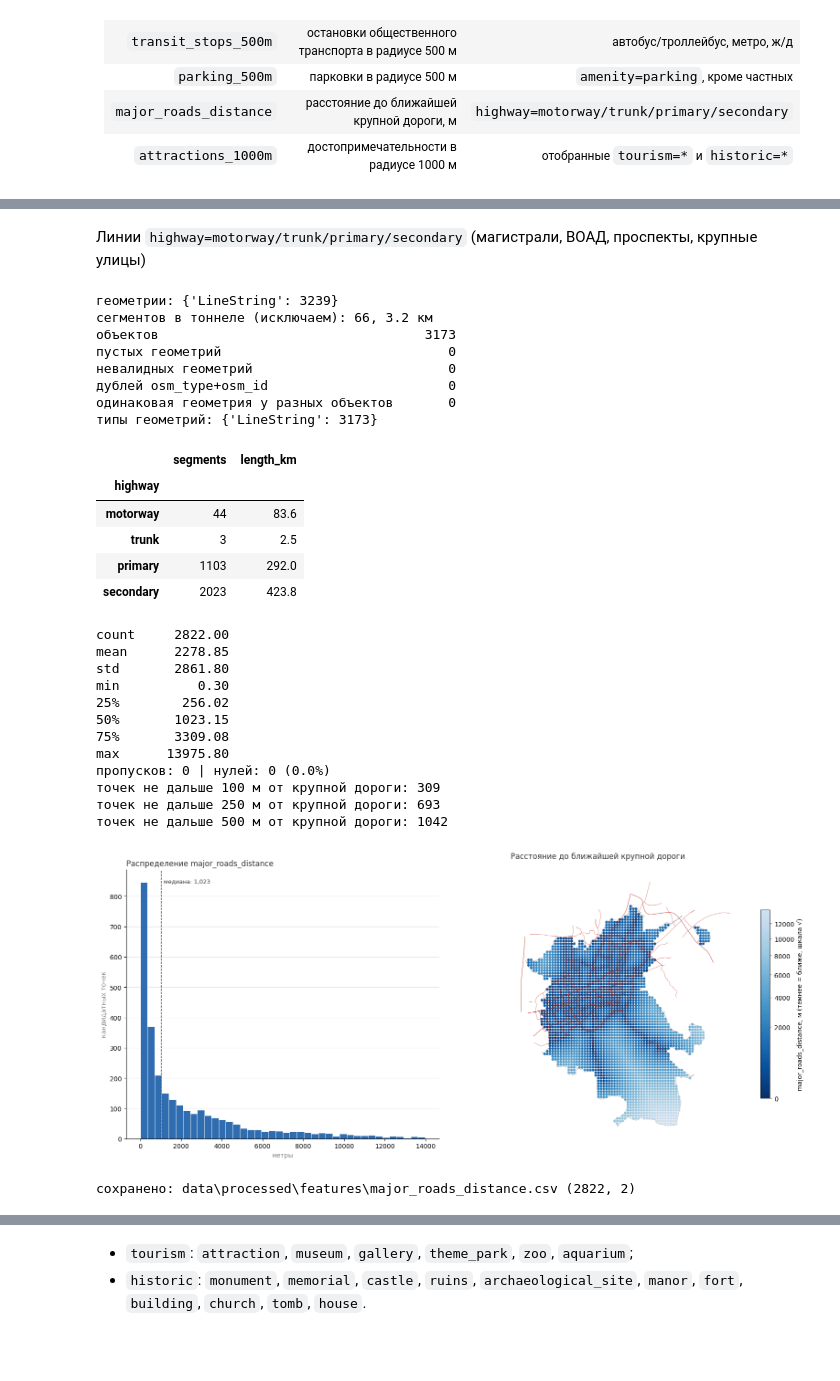
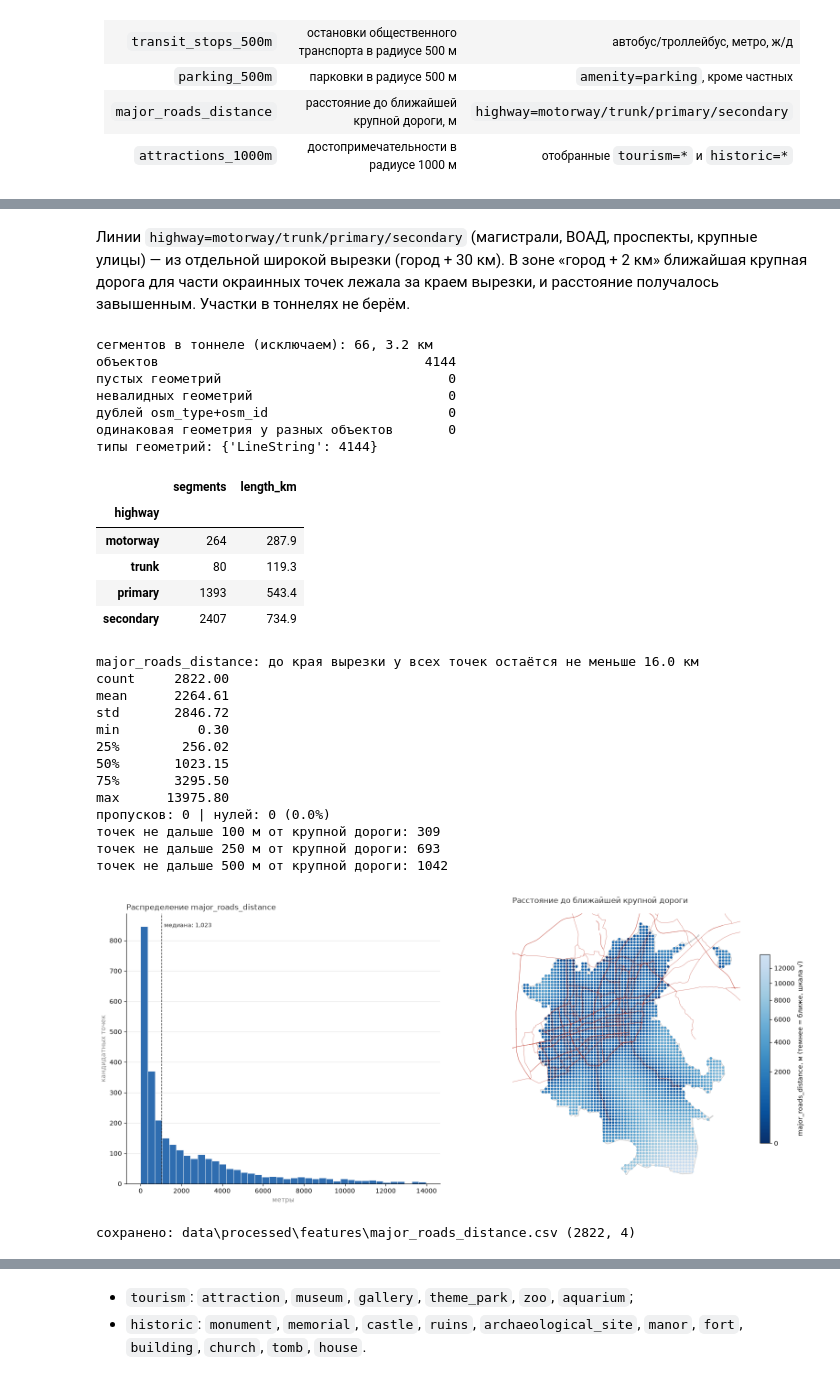
Before and after one commit to muenjmtst/business-location-ai, a Jupyter notebook: notebooks/03_osm_commercial_features.ipynb, the cells around one changed output, grey strips where cells are left out. Cells and saved outputs as stored; diff of their text form; code cells hidden in the pictures; blank space fills up the shorter version.

```diff
--- a/notebooks/03_osm_commercial_features.ipynb
+++ b/notebooks/03_osm_commercial_features.ipynb
@@ -600,7 +775,7 @@ metro[["osm_type", "osm_id", "name", "name:ru"]]
 | 9 | node | 13603952093 | Бауыржан Момышұлы | Бауржан Момышулы |
 | 10 | node | 13833606852 | Сарыарқа | Сарыарка |
 # %%
-FEATURES["metro_dist"] = nearest_distance(metro, "metro_dist")
+FEATURES["metro_dist"] = nearest_distance(metro, "metro_dist", distance_area)
 describe_feature(FEATURES["metro_dist"], "metro_dist")
 for limit in (500, 1000, 2000):
     print(f"точек не дальше {limit} м от метро: {(FEATURES['metro_dist']['metro_dist'] <= limit).sum()}")
@@ -637,18 +813,29 @@ max      25253.50
 **Ж/д станции** берём только пассажирские (`public_transport=station` или `railway=halt`).
 # %%
+# оси проезжих частей, которые делят улицу на стороны; проезды highway=service (заездные карманы, дублёры,
+# парковочные аллеи) стороны не разделяют
 CAR_ROADS = ["motorway", "trunk", "primary", "secondary", "tertiary", "unclassified", "residential", "living_street",
-             "service", "motorway_link", "trunk_link", "primary_link", "secondary_link", "tertiary_link"]
+             "motorway_link", "trunk_link", "primary_link", "secondary_link", "tertiary_link"]
 road_axes = osm[osm["highway"].isin(CAR_ROADS) & (osm.geom_type == "LineString")]
 
 is_metro_or_rail = osm["subway"].notna() | osm["railway"].notna()
-platforms_raw = osm[(osm["highway"] == "bus_stop") | ((osm["public_transport"] == "platform") & ~is_metro_or_rail)]
-stop_positions = osm[(osm["public_transport"] == "stop_position") & (osm["highway"] != "bus_stop") & ~is_metro_or_rail]
+not_bus_or_trolleybus = (osm["bus"] == "no") & (osm["trolleybus"] != "yes")
+platform_like = (osm["highway"] == "bus_stop") | ((osm["public_transport"] == "platform") & ~is_metro_or_rail)
+stop_position_like = (osm["public_transport"] == "stop_position") & (osm["highway"] != "bus_stop") & ~is_metro_or_rail
+print("bus=no без trolleybus=yes (не берём):",
+      osm.loc[(platform_like | stop_position_like) & not_bus_or_trolleybus, ["osm_type", "osm_id", "name"]]
+         .assign(osm=lambda t: t["osm_type"] + "/" + t["osm_id"].astype(str))[["osm", "name"]].to_dict("records"))
+
+platforms_raw = osm[platform_like & ~not_bus_or_trolleybus]
+stop_positions = osm[stop_position_like & ~not_bus_or_trolleybus].reset_index(drop=True)
 rail_raw = osm[
     osm["railway"].isin(["station", "halt"]) & (osm["station"] != "subway") & osm["construction"].isna()
     & ((osm["public_transport"] == "station") | (osm["railway"] == "halt"))
 ]
 
 platforms = check_geometries(platforms_raw, "bus_trolleybus_platforms")
-platforms, platform_duplicates = drop_duplicate_objects(platforms, max_dist_m=10, unnamed_rule="nearby", barriers=road_axes)
+platforms, platform_duplicates = drop_duplicate_objects(
+    platforms, max_dist_m=10, unnamed_rule="nearby", barriers=road_axes, label="bus_platforms"
+)
 platform_duplicates.sort_values("dist_m", ascending=False).head(8)
 # %% [output]
@@ -747,7 +961,7 @@ excluded = parking_raw["access"].isin(PARKING_EXCLUDE_ACCESS) | parking_raw["par
 print("исключено:", int(excluded.sum()))
 print()
 parking = check_geometries(parking_raw[~excluded], "parking")
-parking, parking_duplicates = drop_duplicate_objects(parking, max_dist_m=5, unnamed_rule="contained")
+parking, parking_duplicates = drop_duplicate_objects(parking, max_dist_m=5, unnamed_rule="contained", label="parking")
 print("площадь полигонов парковок, м²:",
       parking.loc[parking.geom_type != "Point"].geometry.area.describe().round().to_dict())
 # %% [output]
@@ -788,51 +1003,53 @@ max        84.00
 # %% [markdown]
-Линии `highway=motorway/trunk/primary/secondary` (магистрали, ВОАД, проспекты, крупные улицы)
+Линии `highway=motorway/trunk/primary/secondary` (магистрали, ВОАД, проспекты, крупные улицы) — из отдельной широкой вырезки (город + 30 км). В зоне «город + 2 км» ближайшая крупная дорога для части окраинных точек лежала за краем вырезки, и расстояние получалось завышенным. Участки в тоннелях не берём.
 # %%
-MAJOR_HIGHWAYS = ["motorway", "trunk", "primary", "secondary"]
-roads_raw = osm[osm["highway"].isin(MAJOR_HIGHWAYS)]
-print("геометрии:", roads_raw.geom_type.value_counts().to_dict())
-roads_raw = roads_raw[roads_raw.geom_type.isin(["LineString", "MultiLineString"])]
-in_tunnel = roads_raw["tunnel"].isin(["yes", "building_passage"])
-print(f"сегментов в тоннеле (исключаем): {in_tunnel.sum()}, {roads_raw[in_tunnel].length.sum() / 1000:.1f} км")
-roads = check_geometries(roads_raw[~in_tunnel], "major_roads")
+def select_major_roads(gdf):
+    '''Крупные дороги (только линии), без участков в тоннелях.'''
+    lines = gdf[gdf["highway"].isin(MAJOR_HIGHWAYS) & gdf.geom_type.isin(["LineString", "MultiLineString"])]
+    return lines[~lines["tunnel"].isin(["yes", "building_passage"])]
+
+
+in_tunnel = major_roads_wide["tunnel"].isin(["yes", "building_passage"])
+print(f"сегментов в тоннеле (исключаем): {in_tunnel.sum()}, {major_roads_wide[in_tunnel].length.sum() / 1000:.1f} км")
+roads = check_geometries(select_major_roads(major_roads_wide), "major_roads")
 (roads.assign(length_km=roads.length / 1000)
       .groupby("highway").agg(segments=("osm_id", "size"), length_km=("length_km", "sum"))
-      .round(1).loc[MAJOR_HIGHWAYS])
+      .round(1).reindex(MAJOR_HIGHWAYS))
 # %% [output]
-геометрии: {'LineString': 3239}
 сегментов в тоннеле (исключаем): 66, 3.2 км
-объектов                                  3173
+объектов                                  4144
 пустых геометрий                             0
 невалидных геометрий                         0
 дублей osm_type+osm_id                       0
 одинаковая геометрия у разных объектов       0
-типы геометрий: {'LineString': 3173}
+типы геометрий: {'LineString': 4144}
 |  | segments | length_km |
 | highway |  |  |
-| motorway | 44 | 83.6 |
-| trunk | 3 | 2.5 |
-| primary | 1103 | 292.0 |
-| secondary | 2023 | 423.8 |
+| motorway | 264 | 287.9 |
+| trunk | 80 | 119.3 |
+| primary | 1393 | 543.4 |
+| secondary | 2407 | 734.9 |
 # %%
-FEATURES["major_roads_distance"] = nearest_distance(roads, "major_roads_distance")
+FEATURES["major_roads_distance"] = nearest_distance(roads, "major_roads_distance", distance_area)
 describe_feature(FEATURES["major_roads_distance"], "major_roads_distance")
 for limit in (100, 250, 500):
     print(f"точек не дальше {limit} м от крупной дороги: {(FEATURES['major_roads_distance']['major_roads_distance'] <= limit).sum()}")
 plot_feature(FEATURES["major_roads_distance"], "major_roads_distance", "Расстояние до ближайшей крупной дороги",
              distance=True, overlay=roads, overlay_style={"color": "#c0392b", "linewidth": 0.6, "alpha": 0.6})
 save_feature(FEATURES["major_roads_distance"], "major_roads_distance")
 # %% [output]
+major_roads_distance: до края вырезки у всех точек остаётся не меньше 16.0 км
 count     2822.00
-mean      2278.85
-std       2861.80
+mean      2264.61
+std       2846.72
 min          0.30
 25%        256.02
 50%       1023.15
-75%       3309.08
+75%       3295.50
 max      13975.80
 пропусков: 0 | нулей: 0 (0.0%)
 точек не дальше 100 м от крупной дороги: 309
 точек не дальше 250 м от крупной дороги: 693
 точек не дальше 500 м от крупной дороги: 1042
-[figure, old version]
+[figure, new version]
-сохранено: data\processed\features\major_roads_distance.csv (2822, 2)
+сохранено: data\processed\features\major_roads_distance.csv (2822, 4)
```
Also changed, not shown: parts of 38 cells of this notebook.
